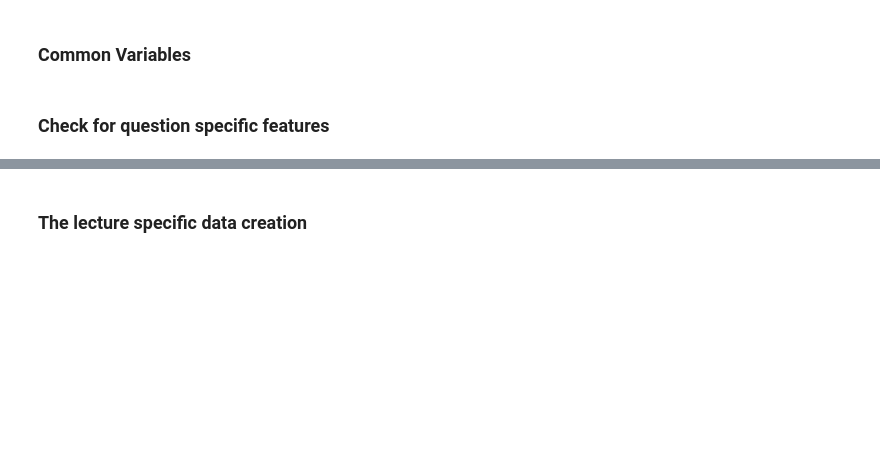
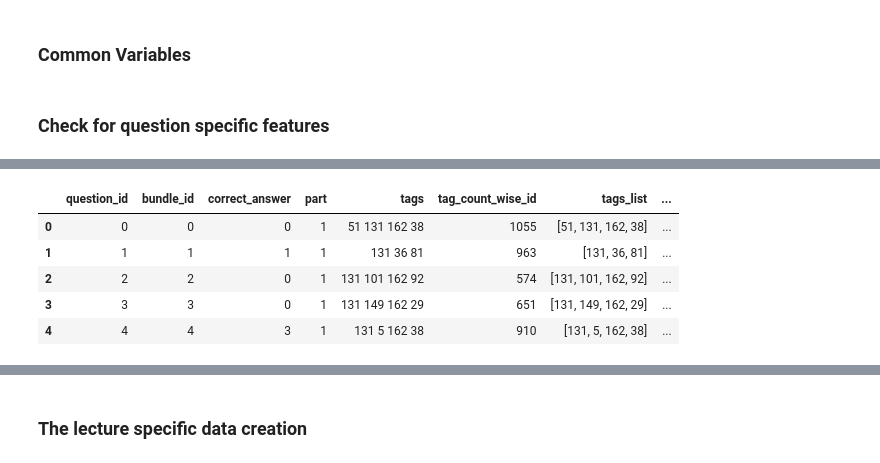
Before and after one commit to Joel-hanson/my-riiid-competition, a Jupyter notebook: original.ipynb, the cells around one changed output, grey strips where cells are left out. Drawn from its saved outputs; the diff is of its cells as text; code cells hidden in the pictures; blank space fills up the shorter version.

```diff
--- a/original.ipynb
+++ b/original.ipynb
@@ -105,0 +123,3 @@ print(f'There are {len(tags)} different tags')
+# %%
+# Question dict
+question_dict = questions_df[['question_id', 'tags', 'part', 'bundle_id', 'tags_list']].set_index('question_id').to_dict(orient='index')
@@ -118,15 +150,22 @@ questions_df.head()
 # %%
 # TODO: This seems to be wrong please check again
-train_df['question_bundle_id'] = train_df.apply(lambda row: question_dict[row.content_id].get('bundle_id'), axis=1)
-correct = train_df.groupby(["question_bundle_id", 'answered_correctly'], as_index=False).size()
+train_df.loc[question_rows, ['question_bundle_id']] = train_df[question_rows].apply(lambda row: question_dict[row.content_id].get('bundle_id'), axis=1)
+correct = train_df[question_rows].groupby(["question_bundle_id", 'answered_correctly'], as_index=False).size()
 correct = correct.pivot(index= "question_bundle_id", columns='answered_correctly', values='size')
 correct.columns = ['bundle_wrong', 'bundle_right']
 correct = correct.fillna(0)
 correct[['bundle_wrong', 'bundle_right']] = correct[['bundle_wrong', 'bundle_right']].astype(int)
 
 questions_df = questions_df.merge(correct, left_on = "bundle_id", right_on = "question_bundle_id", how = "left")
 questions_df['task_percentage_correct'] = questions_df.bundle_right / (questions_df.bundle_right + questions_df.bundle_wrong)
 questions_df.head()
+# %% [output]
+|  | question_id | bundle_id | correct_answer | part | tags | tag_count_wise_id | tags_list | ... |
+| 0 | 0 | 0 | 0 | 1 | 51 131 162 38 | 1055 | [51, 131, 162, 38] | ... |
+| 1 | 1 | 1 | 1 | 1 | 131 36 81 | 963 | [131, 36, 81] | ... |
+| 2 | 2 | 2 | 0 | 1 | 131 101 162 92 | 574 | [131, 101, 162, 92] | ... |
+| 3 | 3 | 3 | 0 | 1 | 131 149 162 29 | 651 | [131, 149, 162, 29] | ... |
+| 4 | 4 | 4 | 3 | 1 | 131 5 162 38 | 910 | [131, 5, 162, 38] | ... |
 # %%
 tags_df = pd.DataFrame()
 for x in range(len(tags)):
```
Also changed, not shown: parts of 38 cells of this notebook.
